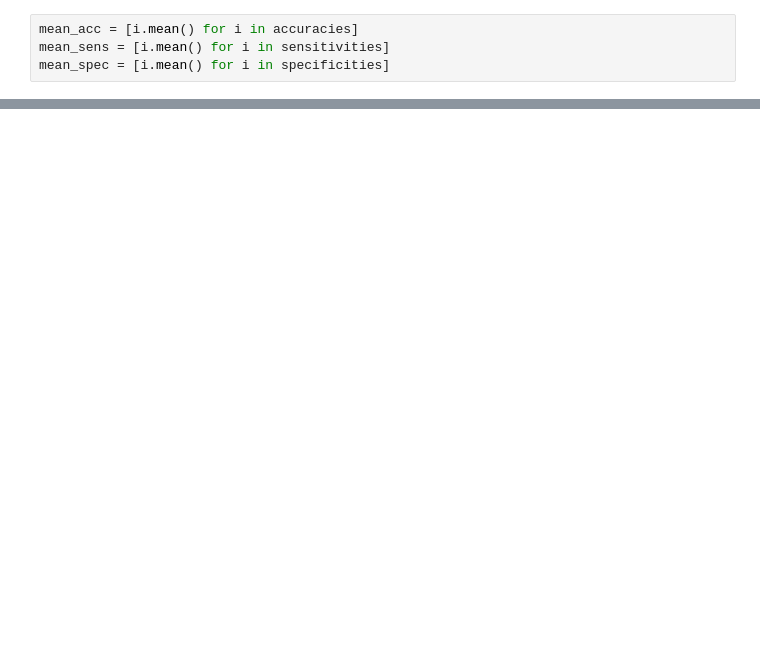
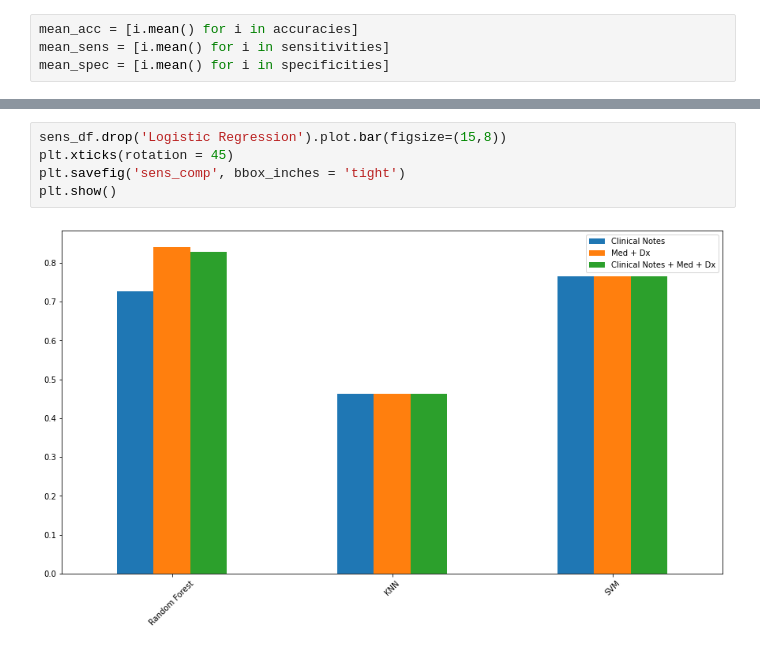
Before and after one commit to drewtray/BD4H, a Jupyter notebook: sklearn_models.ipynb, the cells around one changed output, grey strips where cells are left out. Drawn from its saved outputs; the diff is of its cells as text; blank space fills up the shorter version.

```diff
--- a/sklearn_models.ipynb
+++ b/sklearn_models.ipynb
@@ -121 +263,8 @@ comp.round(4)
+# %%
+sens_df.drop('Logistic Regression').plot.bar(figsize=(15,8))
+plt.xticks(rotation = 45)
+plt.savefig('sens_comp', bbox_inches = 'tight')
+plt.show()
+# %% [output]
+[figure, added]
 # %%
```
Also changed, not shown: parts of 39 cells of this notebook, 12 other files.
